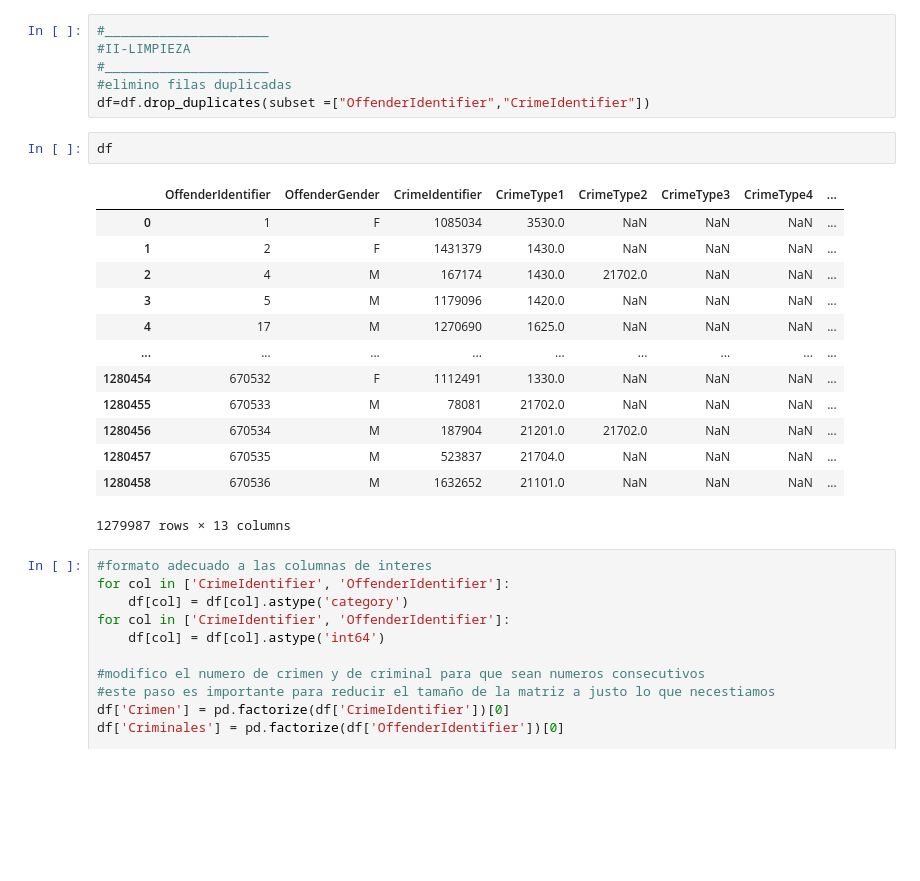
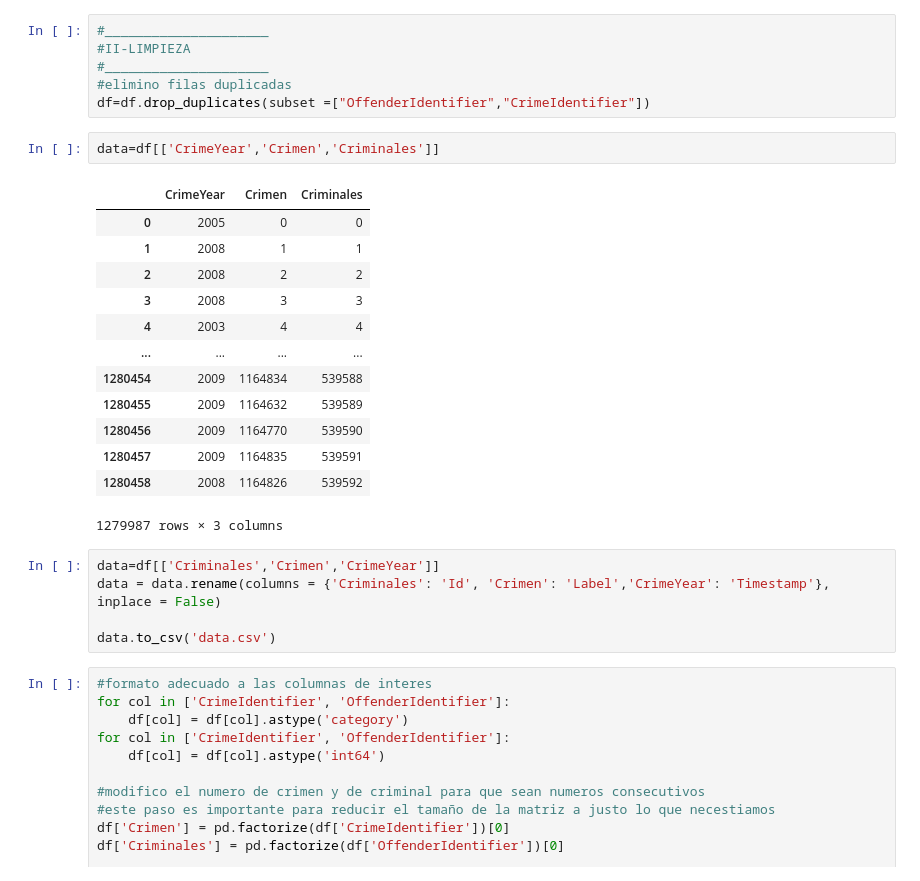
Before and after one commit to santibatte/criminal_communities, a Jupyter notebook: adj_matrix/script_base.ipynb, the cells around one changed output. Cells and saved outputs as stored; diff of their text form; blank space fills up the shorter version.

```diff
--- a/adj_matrix/script_base.ipynb
+++ b/adj_matrix/script_base.ipynb
@@ -23,21 +23,26 @@ df = pd.read_csv("Cooffending.csv")
 #elimino filas duplicadas
 df=df.drop_duplicates(subset =["OffenderIdentifier","CrimeIdentifier"])
 # %%
-df
+data=df[['CrimeYear','Crimen','Criminales']]
 # %% [output]
-|  | OffenderIdentifier | OffenderGender | CrimeIdentifier | CrimeType1 | CrimeType2 | CrimeType3 | CrimeType4 | ... |
-| 0 | 1 | F | 1085034 | 3530.0 | NaN | NaN | NaN | ... |
-| 1 | 2 | F | 1431379 | 1430.0 | NaN | NaN | NaN | ... |
-| 2 | 4 | M | 167174 | 1430.0 | 21702.0 | NaN | NaN | ... |
-| 3 | 5 | M | 1179096 | 1420.0 | NaN | NaN | NaN | ... |
-| 4 | 17 | M | 1270690 | 1625.0 | NaN | NaN | NaN | ... |
-| ... | ... | ... | ... | ... | ... | ... | ... | ... |
-| 1280454 | 670532 | F | 1112491 | 1330.0 | NaN | NaN | NaN | ... |
-| 1280455 | 670533 | M | 78081 | 21702.0 | NaN | NaN | NaN | ... |
-| 1280456 | 670534 | M | 187904 | 21201.0 | 21702.0 | NaN | NaN | ... |
-| 1280457 | 670535 | M | 523837 | 21704.0 | NaN | NaN | NaN | ... |
-| 1280458 | 670536 | M | 1632652 | 21101.0 | NaN | NaN | NaN | ... |
+|  | CrimeYear | Crimen | Criminales |
+| 0 | 2005 | 0 | 0 |
+| 1 | 2008 | 1 | 1 |
+| 2 | 2008 | 2 | 2 |
+| 3 | 2008 | 3 | 3 |
+| 4 | 2003 | 4 | 4 |
+| ... | ... | ... | ... |
+| 1280454 | 2009 | 1164834 | 539588 |
+| 1280455 | 2009 | 1164632 | 539589 |
+| 1280456 | 2009 | 1164770 | 539590 |
+| 1280457 | 2009 | 1164835 | 539591 |
+| 1280458 | 2008 | 1164826 | 539592 |
-1279987 rows × 13 columns
+1279987 rows × 3 columns
+# %%
+data=df[['Criminales','Crimen','CrimeYear']]
+data = data.rename(columns = {'Criminales': 'Id', 'Crimen': 'Label','CrimeYear': 'Timestamp'}, inplace = False)
+
+data.to_csv('data.csv')
 # %%
 #formato adecuado a las columnas de interes
 for col in ['CrimeIdentifier', 'OffenderIdentifier']:
```
Also changed, not shown: parts of 3 cells of this notebook.
